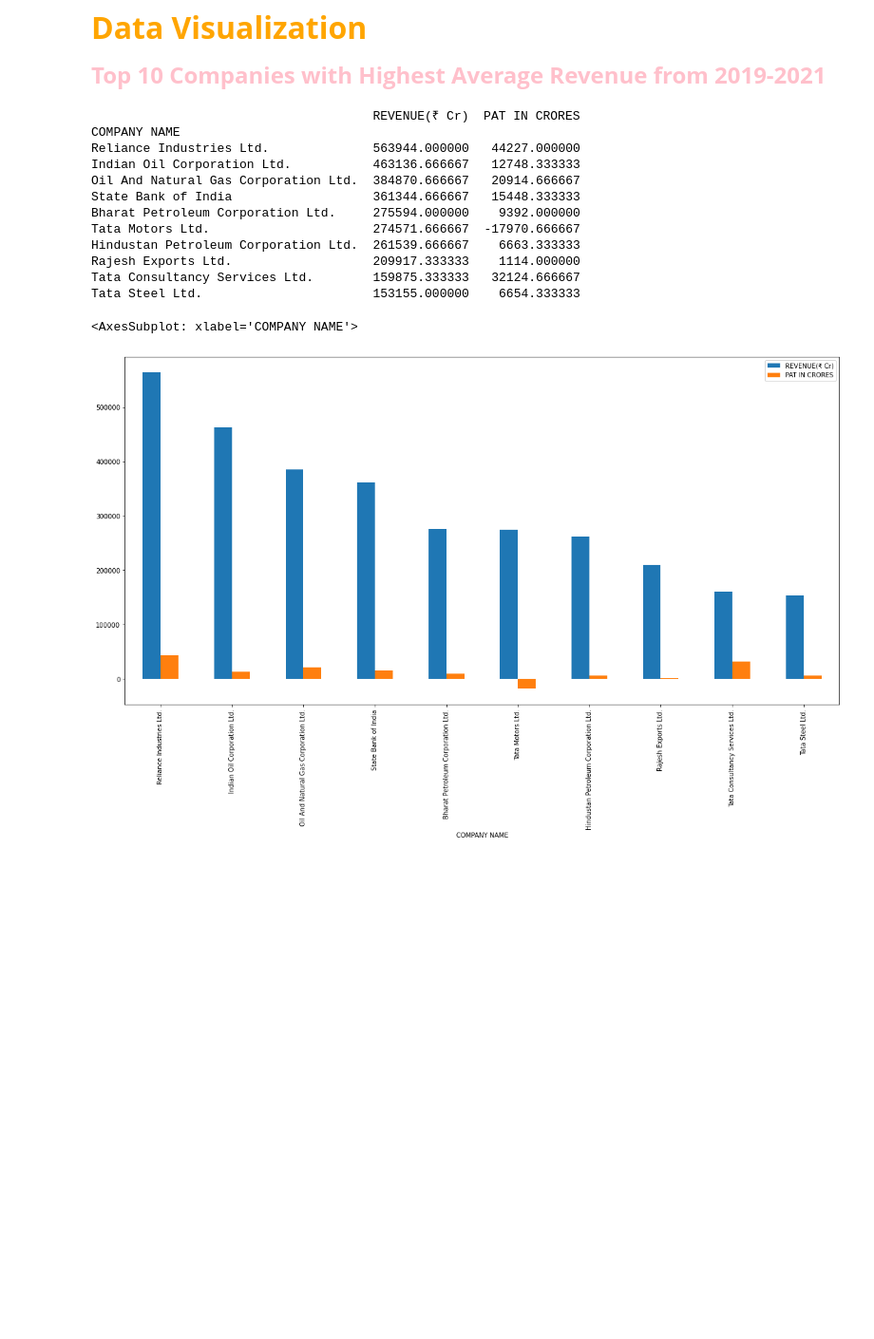
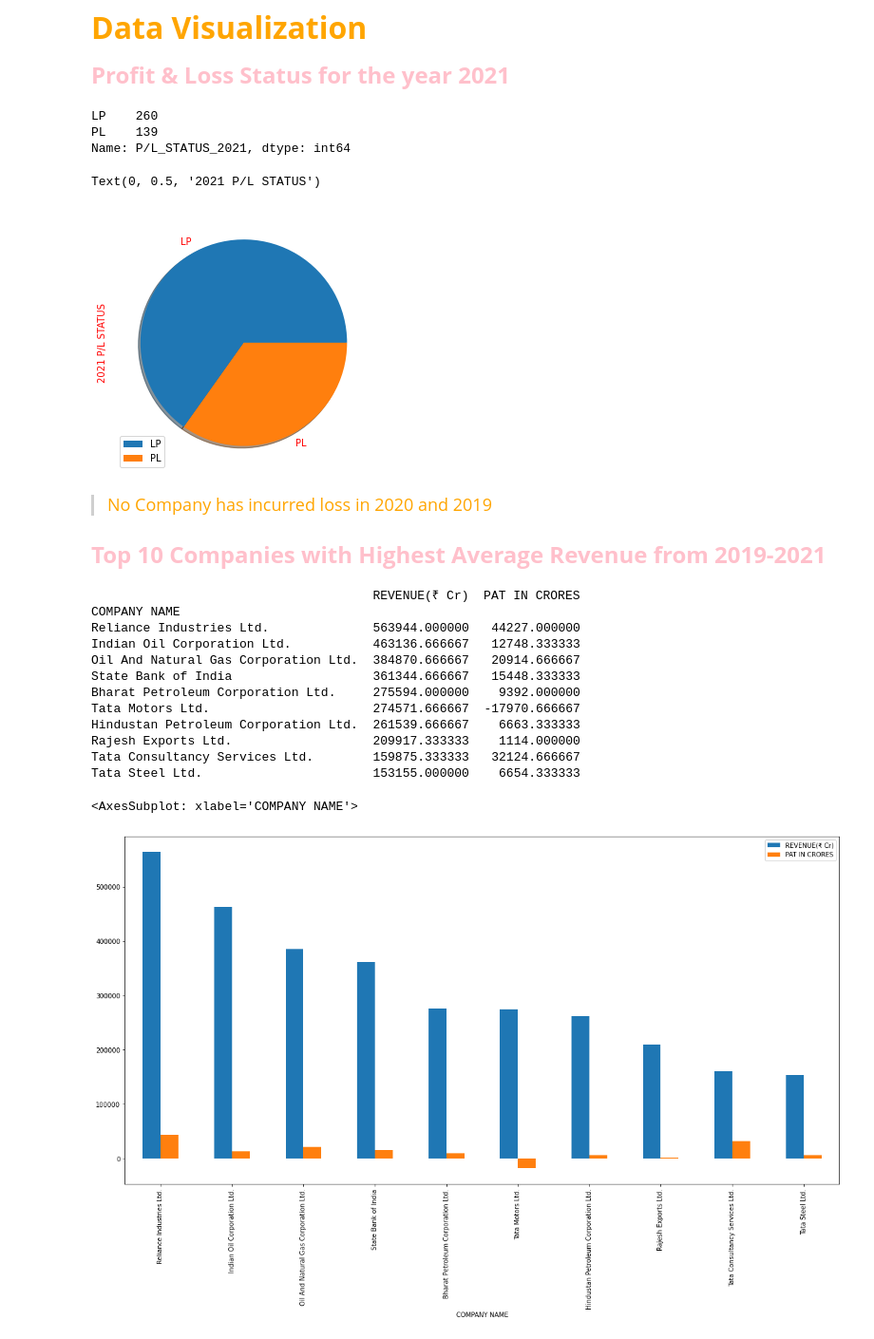
Before and after one commit to Lester-723/Data-Analytics-Projects-, a Jupyter notebook: economic_times_project.ipynb, the cells around one changed output. Shown at 95% size. Saved outputs shown, nothing was run; the diff lists cells and outputs as text; code cells hidden in the pictures; blank space fills up the shorter version.

```diff
--- a/economic_times_project.ipynb
+++ b/economic_times_project.ipynb
@@ -320,5 +342,34 @@ reports["ET_REPORT_2021"].head(5)
+# %%
+Merged_reports = reports["Merged_reports"]
+# %%
+def PL_status_2021(row):
+    if row["2021 PAT IN CRORES"] >  row["2020 PAT IN CRORES"]:
+        return "LP" #Loss in the previous year and profit in the current year
+    elif row["2020 PAT IN CRORES"] >  row["2021 PAT IN CRORES"]:
+        return "PL" #Profit in the current year and loss in the previous year
+    elif row["2021 PAT IN CRORES"] < row["2020 PAT IN CRORES"] < row["2019 PAT IN CRORES"]:
+        return "LL" #Loss in both the years
+# %%
+Merged_reports["P/L_STATUS_2021"] =  Merged_reports.apply(lambda row : PL_status_2021(row), axis = 1)
 # %% [markdown]
  <font size = "7" color = "Orange" face = "Times New Roman">**Data Visualization**</font>
+# %% [markdown]
+<font size = "5" color = "Pink" face = "Times New Roman">**Profit & Loss Status for the year 2021**</font>
+# %%
+Merged_reports["P/L_STATUS_2021"].value_counts()
+# %% [output]
+LP    260
+PL    139
+Name: P/L_STATUS_2021, dtype: int64
+# %%
+Merged_reports["P/L_STATUS_2021"].value_counts()
+Merged_reports["P/L_STATUS_2021"].value_counts().plot(kind = "pie" ,textprops = dict(color ="r"), legend = True, shadow = True, figsize = (10,5))
+plt.ylabel("2021 P/L STATUS", size = 10, c = 'r')
+# %% [output]
+Text(0, 0.5, '2021 P/L STATUS')
+[figure, added]
+# %% [markdown]
+> <font color = "orange" size = 4 >No Company has incurred loss in 2020 and 2019</font>
 # %% [markdown]
 <font size = "5" color = "Pink" face = "Times New Roman">**Top 10 Companies with Highest Average Revenue from 2019-2021**</font>
 # %%
```
Also changed, not shown: parts of 4 cells of this notebook.
